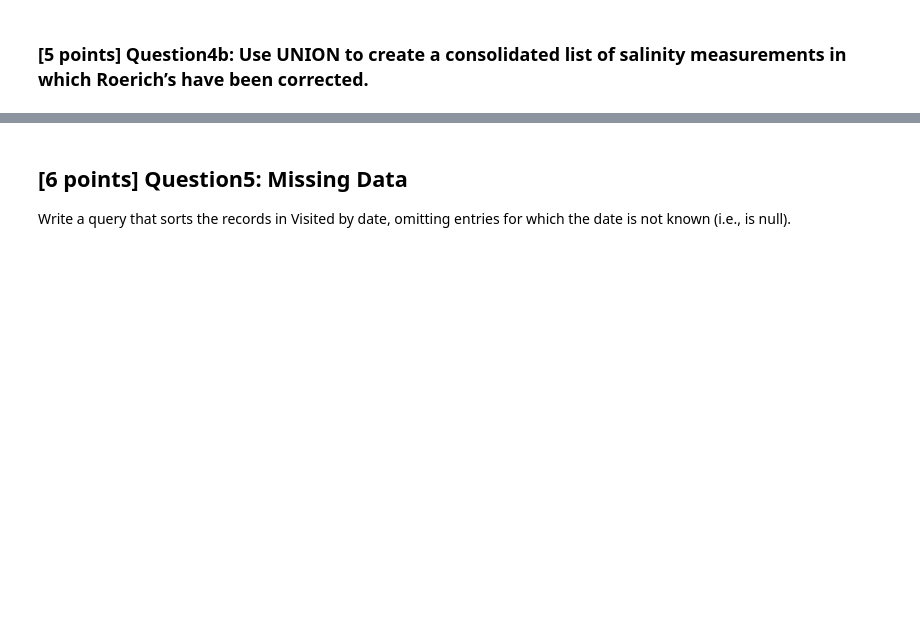
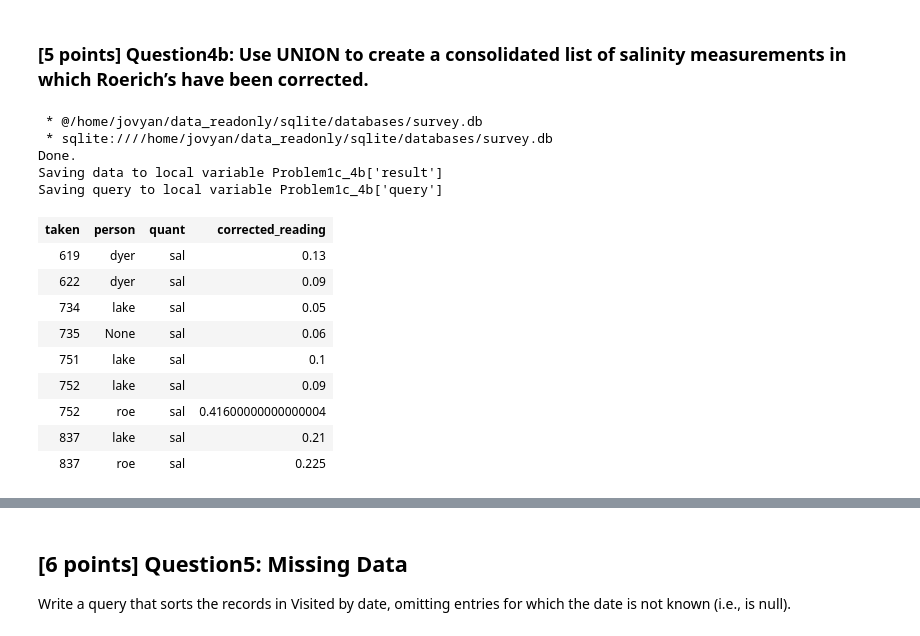
Before and after one commit to jonchang03/cs513-data-cleaning, a Jupyter notebook: sqlite/Problem1_SqliteIntroduction.ipynb, the cells around one changed output, grey strips where cells are left out. Saved outputs shown, nothing was run; the diff lists cells and outputs as text; code cells hidden in the pictures; blank space fills up the shorter version.

```diff
--- a/sqlite/Problem1_SqliteIntroduction.ipynb
+++ b/sqlite/Problem1_SqliteIntroduction.ipynb
@@ -136,8 +283,31 @@ Problem1c_4a <<
 # %%
 %%sql
 Problem1c_4b <<
 -- Your query here. Don't change variable name.
 -- select something from some_table
+SELECT taken, person, quant, (reading / 100) AS corrected_reading
+FROM Survey
+WHERE quant = 'sal' AND person = 'roe'
+UNION
+SELECT taken, person, quant, reading as corrected_reading
+FROM Survey
+WHERE quant = 'sal' AND (person != 'roe' or person IS NULL)
+# %% [output]
+ * @/home/jovyan/data_readonly/sqlite/databases/survey.db
+ * sqlite:////home/jovyan/data_readonly/sqlite/databases/survey.db
+Done.
+Saving data to local variable Problem1c_4b['result']
+Saving query to local variable Problem1c_4b['query']
+| taken | person | quant | corrected_reading |
+| 619 | dyer | sal | 0.13 |
+| 622 | dyer | sal | 0.09 |
+| 734 | lake | sal | 0.05 |
+| 735 | None | sal | 0.06 |
+| 751 | lake | sal | 0.1 |
+| 752 | lake | sal | 0.09 |
+| 752 | roe | sal | 0.41600000000000004 |
+| 837 | lake | sal | 0.21 |
+| 837 | roe | sal | 0.225 |
 # %%
 # Run this cell to see expected output of previous query
 %sql_expected_output Problem1c_4b
```
Also changed, not shown: parts of 38 cells of this notebook, 1 other file.
